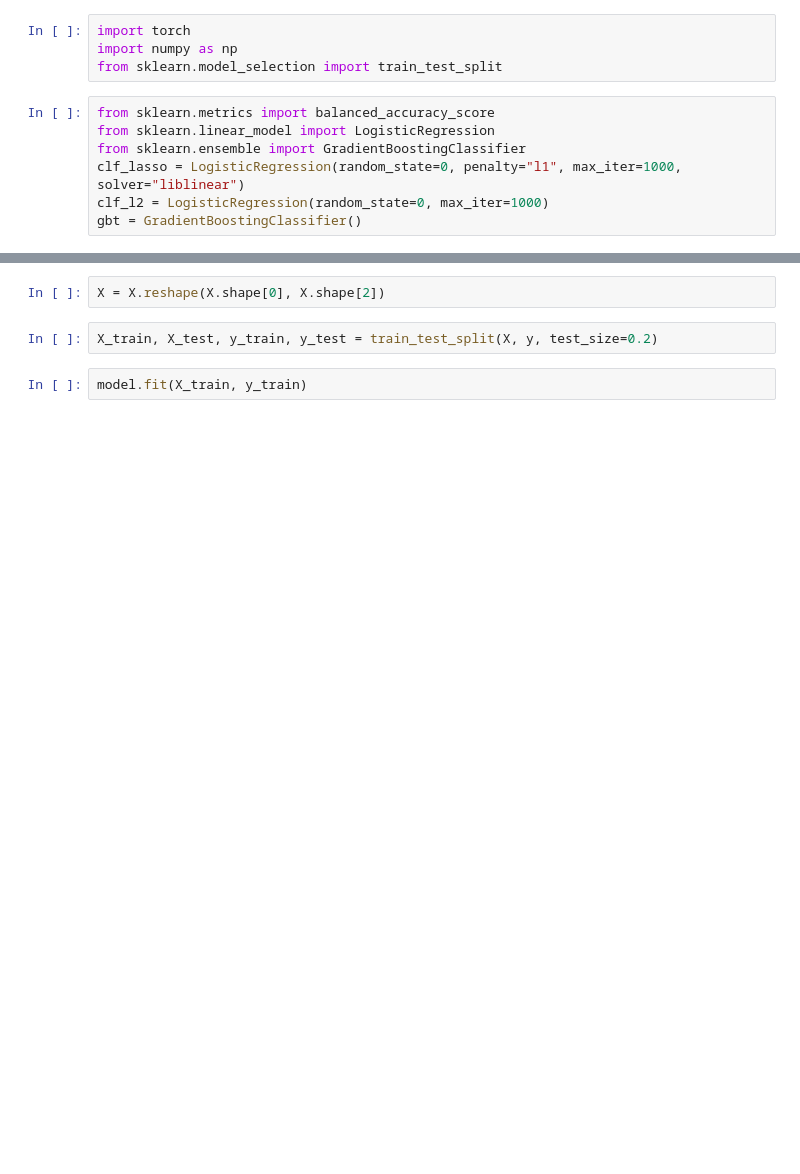
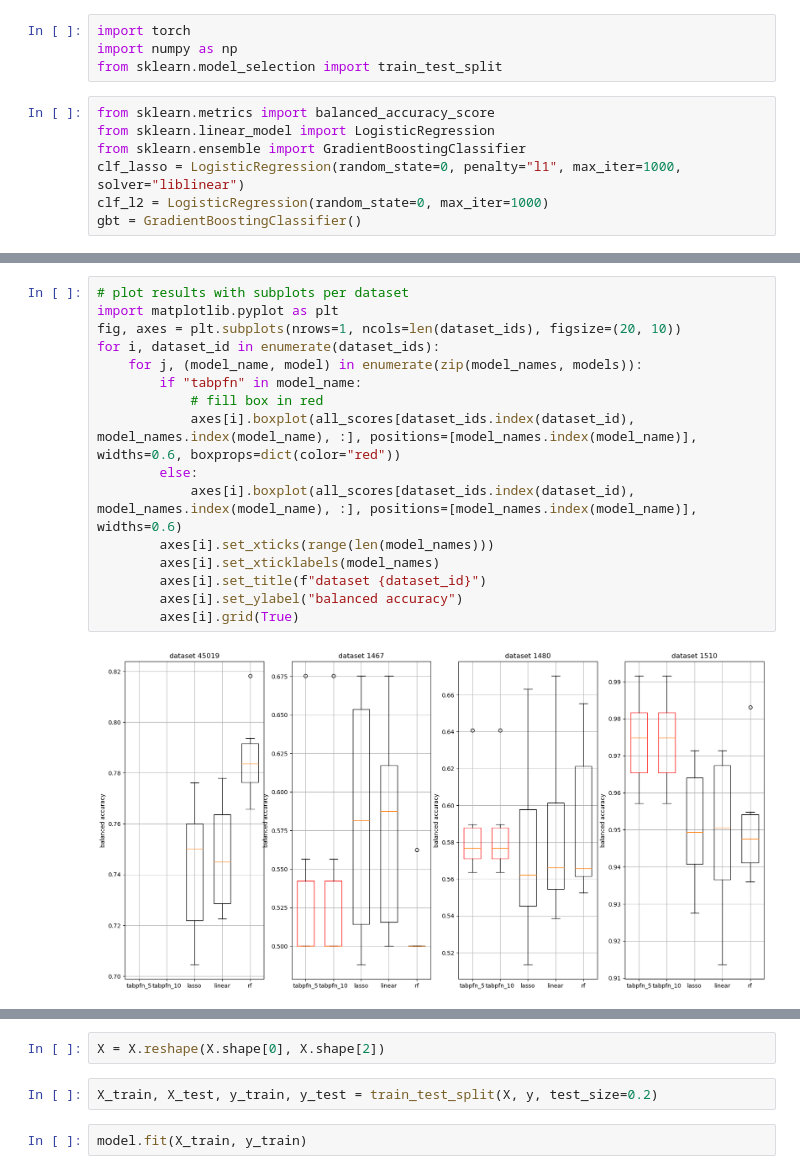
Before and after one commit to LeoGrin/TabPFN, a Jupyter notebook: tabpfn/try_high_dim.ipynb, the cells around one changed output, grey strips where cells are left out. Saved outputs shown, nothing was run; the diff lists cells and outputs as text; blank space fills up the shorter version.

```diff
--- a/tabpfn/try_high_dim.ipynb
+++ b/tabpfn/try_high_dim.ipynb
@@ -309,0 +555,18 @@ torch.Size([1000, 1, 10])
+# %%
+# plot results with subplots per dataset
+import matplotlib.pyplot as plt
+fig, axes = plt.subplots(nrows=1, ncols=len(dataset_ids), figsize=(20, 10))
+for i, dataset_id in enumerate(dataset_ids):
+    for j, (model_name, model) in enumerate(zip(model_names, models)):
+        if "tabpfn" in model_name:
+            # fill box in red
+            axes[i].boxplot(all_scores[dataset_ids.index(dataset_id), model_names.index(model_name), :], positions=[model_names.index(model_name)], widths=0.6, boxprops=dict(color="red"))
+        else:
+            axes[i].boxplot(all_scores[dataset_ids.index(dataset_id), model_names.index(model_name), :], positions=[model_names.index(model_name)], widths=0.6)
+        axes[i].set_xticks(range(len(model_names)))
+        axes[i].set_xticklabels(model_names)
+        axes[i].set_title(f"dataset {dataset_id}")
+        axes[i].set_ylabel("balanced accuracy")
+        axes[i].grid(True)
+# %% [output]
+[figure, added]
```
Also changed, not shown: parts of 32 cells of this notebook, 6 other files.
